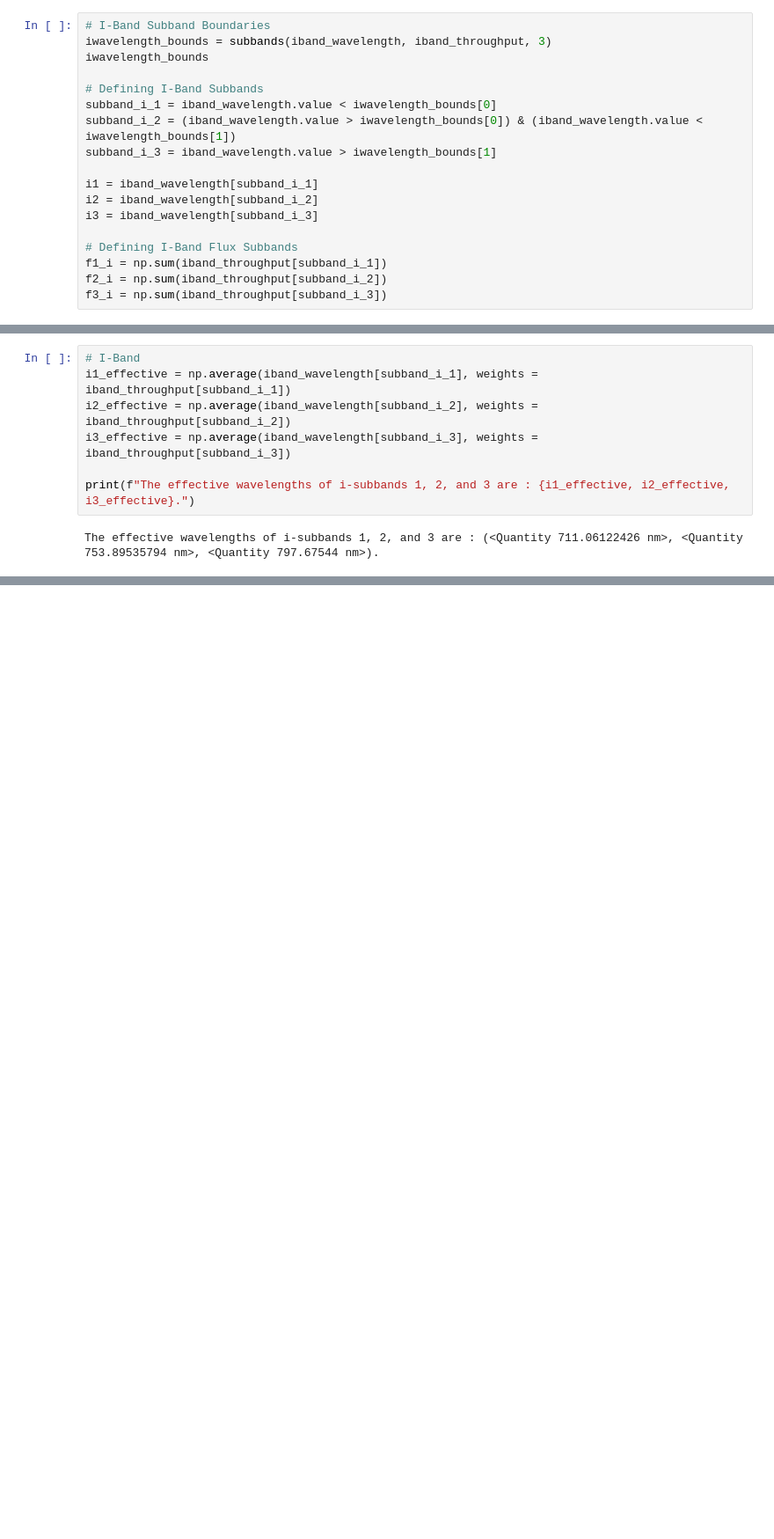
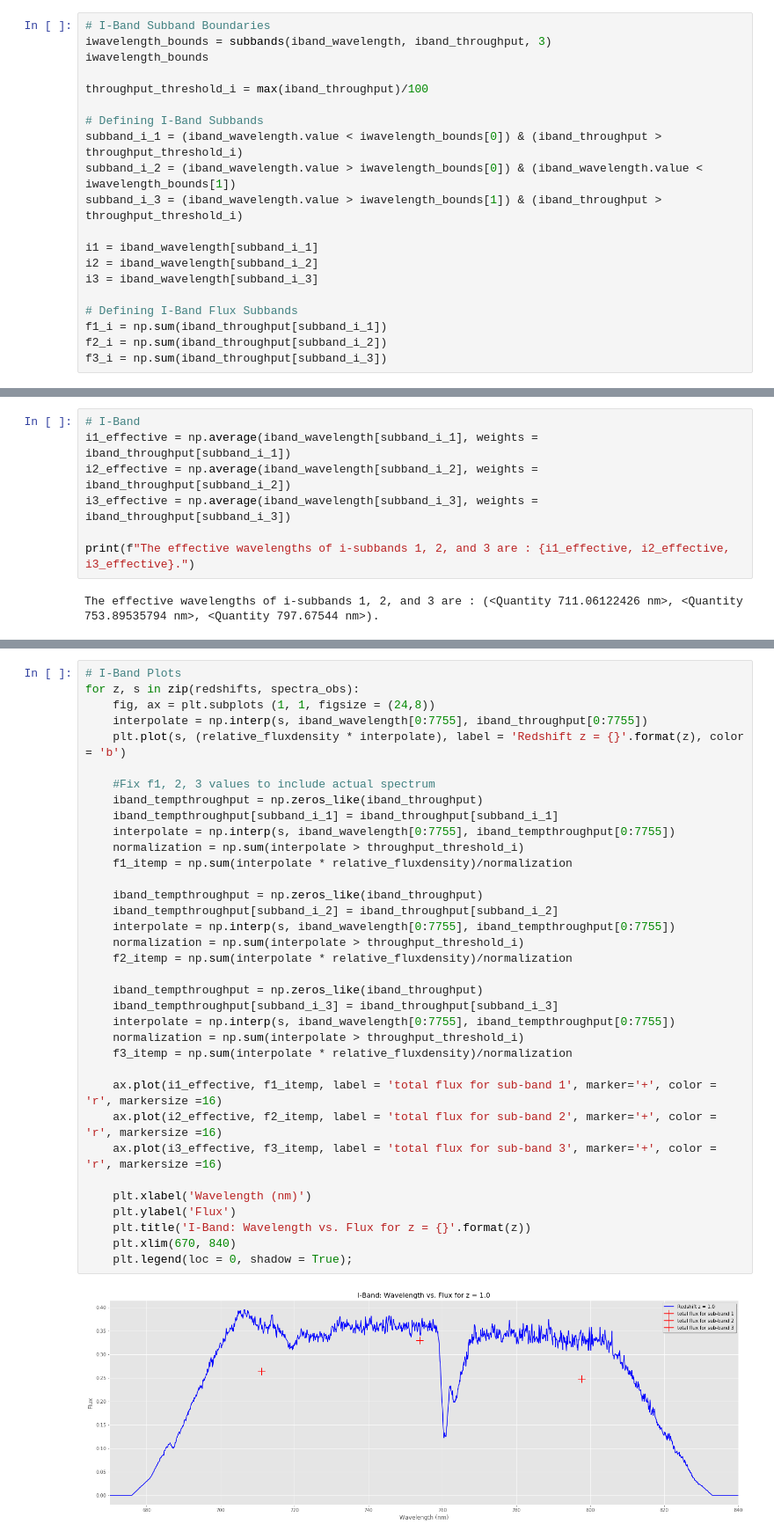
Before and after one commit to abudlong/Astro499, a Jupyter notebook: A499_Winter22_Assignment3.ipynb, the cells around one changed output, grey strips where cells are left out. Shown at 88% size. Cells and saved outputs as stored; diff of their text form; blank space fills up the shorter version.

```diff
--- a/A499_Winter22_Assignment3.ipynb
+++ b/A499_Winter22_Assignment3.ipynb
@@ -163,10 +187,12 @@ f3_g = np.sum(gband_throughput[subband_g_3])
 iwavelength_bounds = subbands(iband_wavelength, iband_throughput, 3)
 iwavelength_bounds
 
+throughput_threshold_i = max(iband_throughput)/100
+
 # Defining I-Band Subbands
-subband_i_1 = iband_wavelength.value < iwavelength_bounds[0]
+subband_i_1 = (iband_wavelength.value < iwavelength_bounds[0]) & (iband_throughput > throughput_threshold_i)
 subband_i_2 = (iband_wavelength.value > iwavelength_bounds[0]) & (iband_wavelength.value < iwavelength_bounds[1])
-subband_i_3 = iband_wavelength.value > iwavelength_bounds[1]
+subband_i_3 = (iband_wavelength.value > iwavelength_bounds[1]) & (iband_throughput > throughput_threshold_i)
 
 i1 = iband_wavelength[subband_i_1]
 i2 = iband_wavelength[subband_i_2]
@@ -238,0 +289,37 @@ for z, s in zip(redshifts, spectra_obs):
+# %%
+# I-Band Plots
+for z, s in zip(redshifts, spectra_obs):
+    fig, ax = plt.subplots (1, 1, figsize = (24,8))
+    interpolate = np.interp(s, iband_wavelength[0:7755], iband_throughput[0:7755])
+    plt.plot(s, (relative_fluxdensity * interpolate), label = 'Redshift z = {}'.format(z), color = 'b')
+
+    #Fix f1, 2, 3 values to include actual spectrum
+    iband_tempthroughput = np.zeros_like(iband_throughput)
+    iband_tempthroughput[subband_i_1] = iband_throughput[subband_i_1]
+    interpolate = np.interp(s, iband_wavelength[0:7755], iband_tempthroughput[0:7755])
+    normalization = np.sum(interpolate > throughput_threshold_i)
+    f1_itemp = np.sum(interpolate * relative_fluxdensity)/normalization
+
+    iband_tempthroughput = np.zeros_like(iband_throughput)
+    iband_tempthroughput[subband_i_2] = iband_throughput[subband_i_2]
+    interpolate = np.interp(s, iband_wavelength[0:7755], iband_tempthroughput[0:7755])
+    normalization = np.sum(interpolate > throughput_threshold_i)
+    f2_itemp = np.sum(interpolate * relative_fluxdensity)/normalization
+
+    iband_tempthroughput = np.zeros_like(iband_throughput)
+    iband_tempthroughput[subband_i_3] = iband_throughput[subband_i_3]
+    interpolate = np.interp(s, iband_wavelength[0:7755], iband_tempthroughput[0:7755])
+    normalization = np.sum(interpolate > throughput_threshold_i)
+    f3_itemp = np.sum(interpolate * relative_fluxdensity)/normalization
+
+    ax.plot(i1_effective, f1_itemp, label = 'total flux for sub-band 1', marker='+', color = 'r', markersize =16)
+    ax.plot(i2_effective, f2_itemp, label = 'total flux for sub-band 2', marker='+', color = 'r', markersize =16)
+    ax.plot(i3_effective, f3_itemp, label = 'total flux for sub-band 3', marker='+', color = 'r', markersize =16)
+
+    plt.xlabel('Wavelength (nm)')
+    plt.ylabel('Flux')
+    plt.title('I-Band: Wavelength vs. Flux for z = {}'.format(z))
+    plt.xlim(670, 840)
+    plt.legend(loc = 0, shadow = True);
+# %% [output]
+[figure, added]
```
Also changed, not shown: parts of 46 cells of this notebook.
